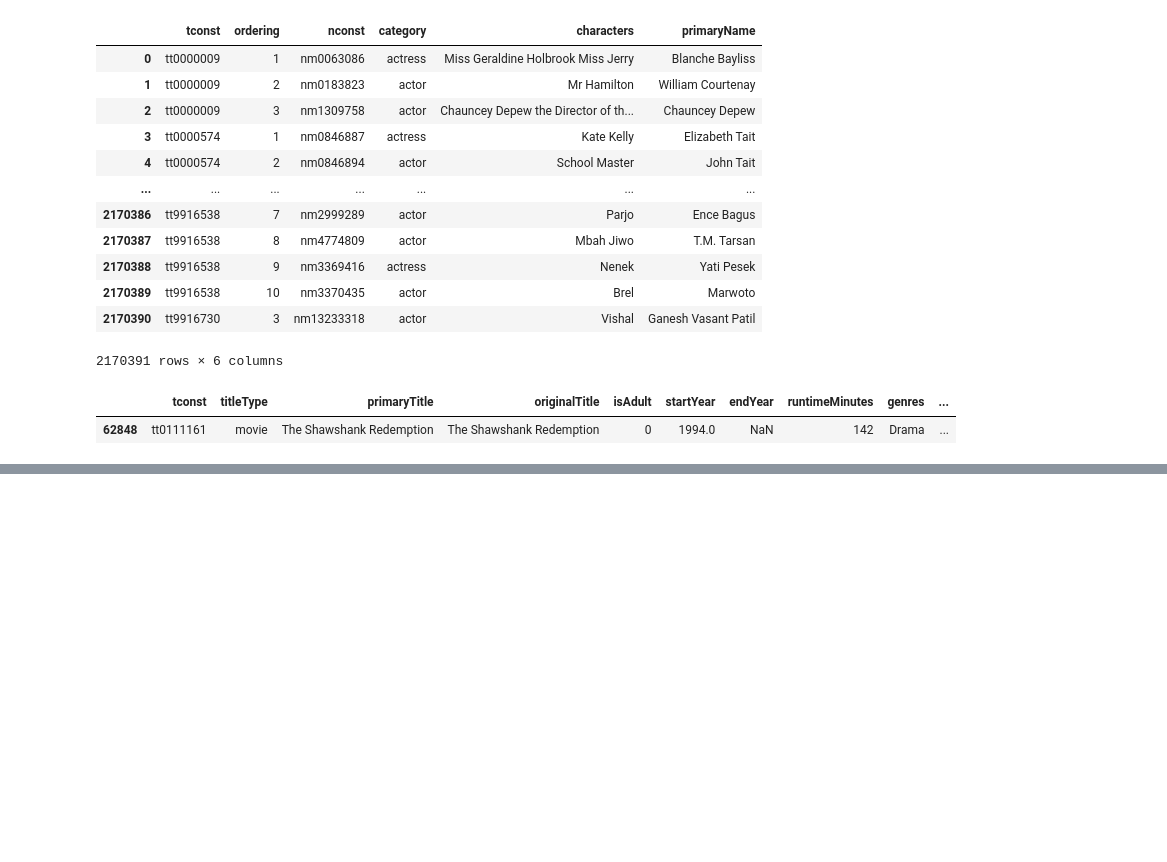
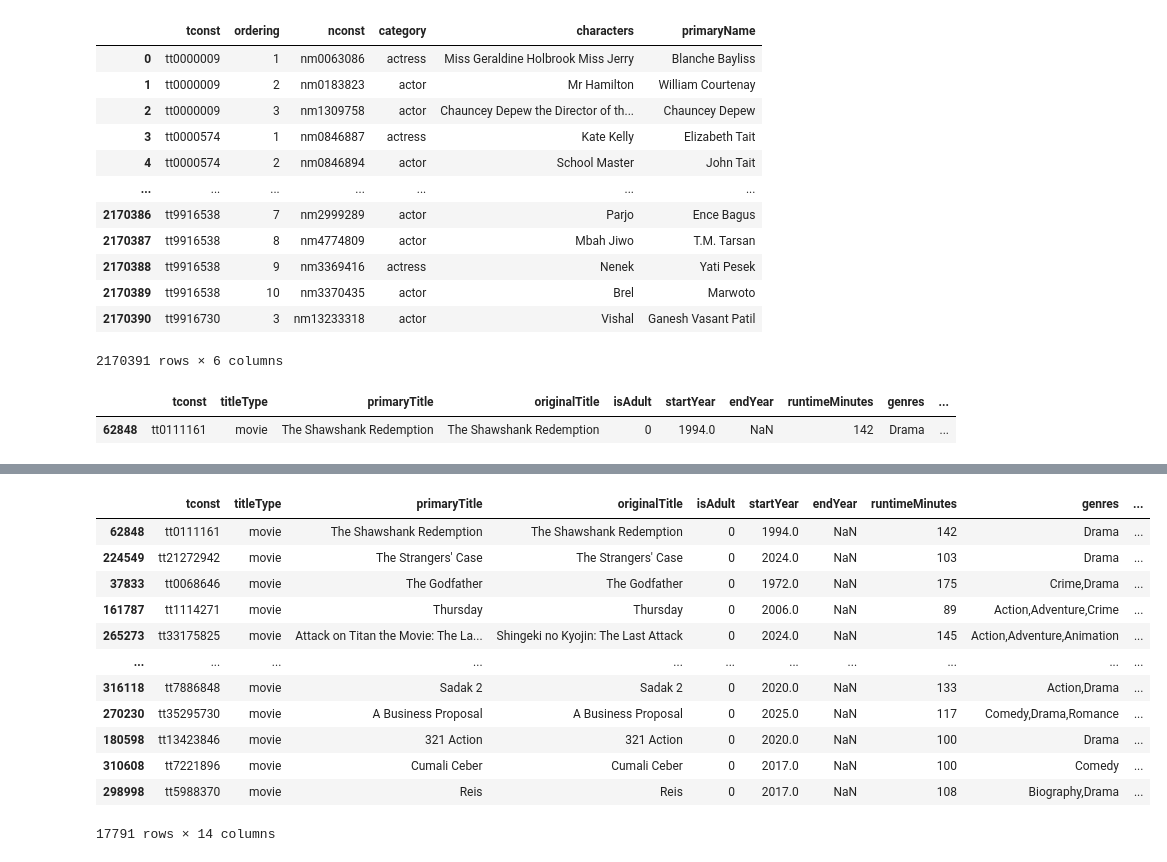
Before and after one commit to nss-data-science-cohort-8/IMDb-Movie-chat-bot, a Jupyter notebook: Step1-datacleanup.ipynb, the cells around one changed output, grey strips where cells are left out. Drawn from its saved outputs; the diff is of its cells as text; code cells hidden in the pictures; blank space fills up the shorter version.

```diff
--- a/Step1-datacleanup.ipynb
+++ b/Step1-datacleanup.ipynb
@@ -153,0 +162,20 @@ array(['Movie "The Shawshank Redemption" released in year (1994), is a Drama fil
+# %%
+bins = [0, 2500, 5000, 10000, 25000, 50000, 75000, 100000, 200000, 500000, basics_merged['numVotes'].max()]
+labels = [
+    '0-2,500',
+    '2,501-10,000',
+    '5,001-10,000',
+    '10,001-25,000',
+    '25,001-50,000',
+    '50,001-75,000',
+    '75,001-100,000',
+    '100,001-200,000',
+    '200,001-500,000',
+    f'500,001-{basics_merged["numVotes"].max()}'
+]
+
+basics_merged['vote_zone'] = pd.cut(basics_merged['numVotes'], bins=bins, labels=labels, include_lowest=True)
+
+zone_counts = basics_merged['vote_zone'].value_counts().sort_index()
+
+print(zone_counts)
@@ -153,0 +195,16 @@ array(['Movie "The Shawshank Redemption" released in year (1994), is a Drama fil
+# %%
+basics_merged[basics_merged['numVotes'] >= 5000].sort_values('averageRating', ascending=False)
+# %% [output]
+|  | tconst | titleType | primaryTitle | originalTitle | isAdult | startYear | endYear | runtimeMinutes | genres | ... |
+| 62848 | tt0111161 | movie | The Shawshank Redemption | The Shawshank Redemption | 0 | 1994.0 | NaN | 142 | Drama | ... |
+| 224549 | tt21272942 | movie | The Strangers' Case | The Strangers' Case | 0 | 2024.0 | NaN | 103 | Drama | ... |
+| 37833 | tt0068646 | movie | The Godfather | The Godfather | 0 | 1972.0 | NaN | 175 | Crime,Drama | ... |
+| 161787 | tt1114271 | movie | Thursday | Thursday | 0 | 2006.0 | NaN | 89 | Action,Adventure,Crime | ... |
+| 265273 | tt33175825 | movie | Attack on Titan the Movie: The La... | Shingeki no Kyojin: The Last Attack | 0 | 2024.0 | NaN | 145 | Action,Adventure,Animation | ... |
+| ... | ... | ... | ... | ... | ... | ... | ... | ... | ... | ... |
+| 316118 | tt7886848 | movie | Sadak 2 | Sadak 2 | 0 | 2020.0 | NaN | 133 | Action,Drama | ... |
+| 270230 | tt35295730 | movie | A Business Proposal | A Business Proposal | 0 | 2025.0 | NaN | 117 | Comedy,Drama,Romance | ... |
+| 180598 | tt13423846 | movie | 321 Action | 321 Action | 0 | 2020.0 | NaN | 100 | Drama | ... |
+| 310608 | tt7221896 | movie | Cumali Ceber | Cumali Ceber | 0 | 2017.0 | NaN | 100 | Comedy | ... |
+| 298998 | tt5988370 | movie | Reis | Reis | 0 | 2017.0 | NaN | 108 | Biography,Drama | ... |
+17791 rows × 14 columns
```
Also changed, not shown: parts of 4 cells of this notebook, 3 other files.
